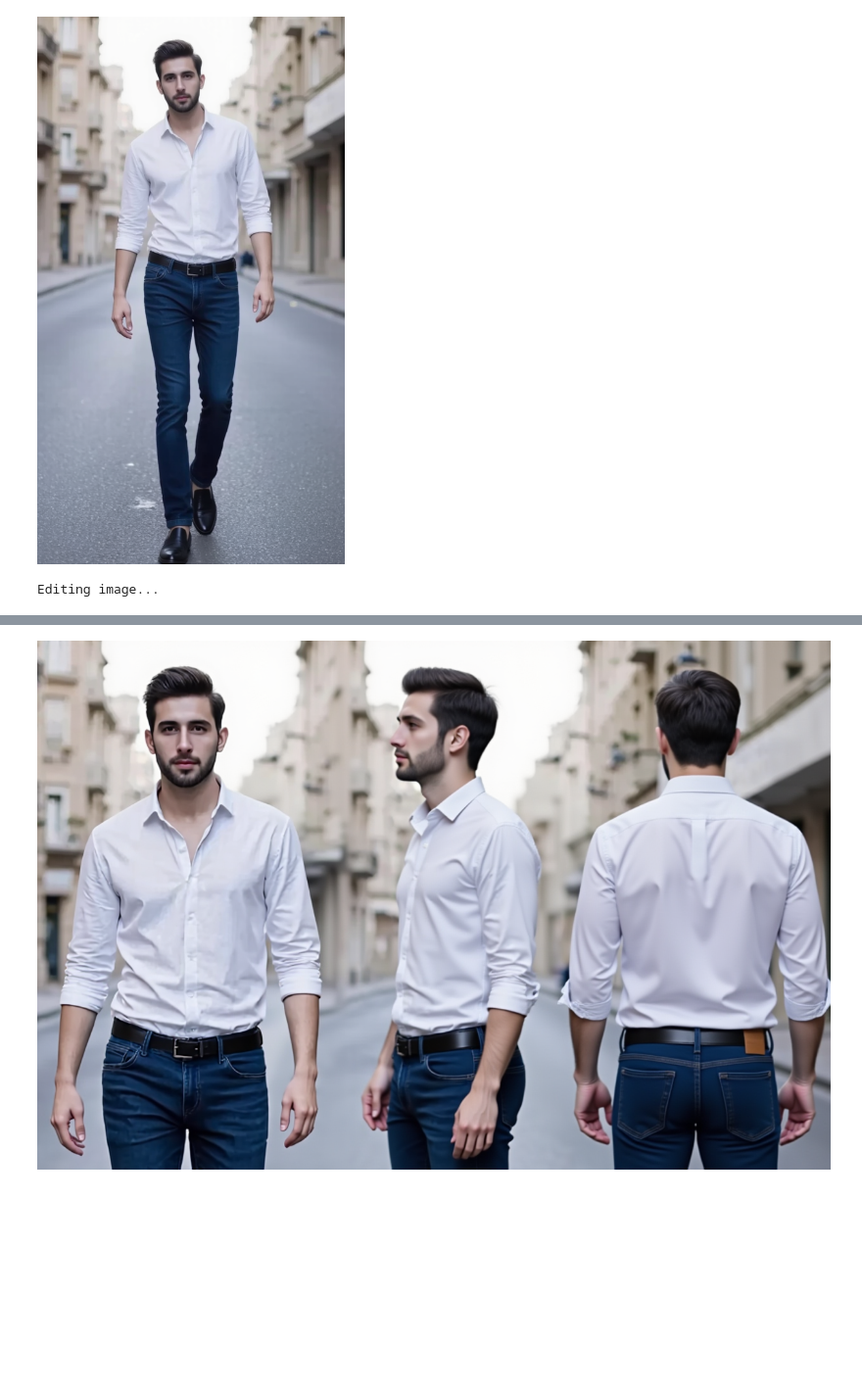
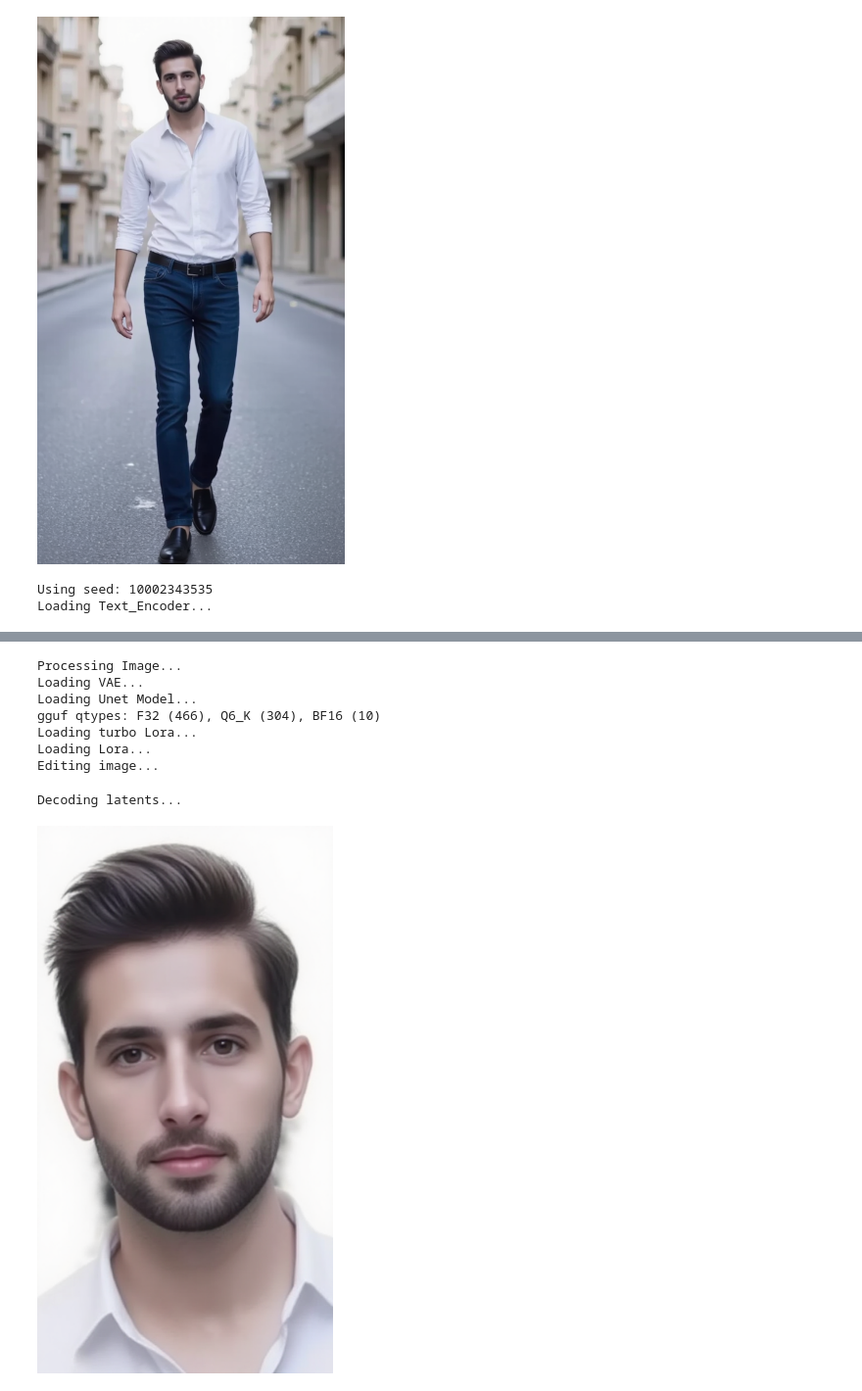
Before and after one commit to aflammkhtart5/Google-Colab_Notebooks, a Jupyter notebook: flux/Flux1_Kontext_Dev.ipynb, the cells around one changed output, grey strips where cells are left out. Shown at 98% size. Saved outputs shown, nothing was run; the diff lists cells and outputs as text; code cells hidden in the pictures; blank space fills up the shorter version.

Commit message:
Updated Flux1_Kontext_Dev  to enable the T4 edit a 1392×752 image in less than 4 minutes. Also made provision for the use of a LoRA to edit images.

```diff
--- a/flux/Flux1_Kontext_Dev.ipynb
+++ b/flux/Flux1_Kontext_Dev.ipynb
@@ -847,27 +861,31 @@ if display_upload:
 # %%
 # @title Edit Image
 
-positive_prompt="Change the image to show the front view, side view, and back view" # @param {"type":"string"}
+positive_prompt="f4cezoom" # @param {"type":"string"}
 guidance=2.5 # @param {"type":"slider","min":0.0,"max":100.0,"step":0.1}
 # @markdown ---
 # @markdown ### Image Settings
 change_resolution=False # @param {type:"boolean"}
 new_width = 752 # @param {"type":"number"}
 new_height = 1392 # @param {"type":"number"}
-change_output_resolution=True # @param {type:"boolean"}
+change_output_resolution=False # @param {type:"boolean"}
 width_out = 1248 # @param {"type":"number"}
 height_out = 832 # @param {"type":"number"}
 edit_output_image=False # @param {type:"boolean"}
 overwrite_previous_output=False # @param {type:"boolean"}
 # @markdown ---
 # @markdown ### Sampler Settings
-seed=1000 # @param {"type":"integer"}
+seed=10002343535 # @param {"type":"integer"}
 steps = 20 # @param {"type":"slider","min":0,"max":100,"step":1}
 cfg = 1 # @param {"type":"slider","min":0,"max":20,"step":1}
 sampler_name="euler" # @param ["uni_pc", "uni_pc_bh2", "ddim","euler", "euler_cfg_pp", "euler_ancestral", "euler_ancestral_cfg_pp", "heun", "heunpp2","dpm_2", "dpm_2_ancestral","lms", "dpm_fast", "dpm_adaptive", "dpmpp_2s_ancestral", "dpmpp_2s_ancestral_cfg_pp", "dpmpp_sde", "dpmpp_sde_gpu","dpmpp_2m", "dpmpp_2m_cfg_pp", "dpmpp_2m_sde", "dpmpp_2m_sde_gpu", "dpmpp_3m_sde", "dpmpp_3m_sde_gpu", "ddpm", "lcm","ipndm", "ipndm_v", "deis", "res_multistep", "res_multistep_cfg_pp", "res_multistep_ancestral", "res_multistep_ancestral_cfg_pp","gradient_estimation", "er_sde", "seeds_2", "seeds_3"]
 scheduler="simple" # @param ["simple","normal","karras","exponential","sgm_uniform","ddim_uniform","beta","linear_quadratic","kl_optimal"]
 denoise=1 # @param {"type":"slider","min":0.0,"max":1.0,"step":0.01}
-
+# @markdown ---
+# @markdown ### LoRA Settings
+use_turbo_lora=True # @param {type:"boolean"}
+use_lora=True # @param {type:"boolean"}
+LoRA_Strength=1 # @param {"type":"slider","min":-1,"max":1,"step":0.01}
 
 if edit_output_image and outputImagePath is not None:
     file_uploaded = outputImagePath
@@ -894,9 +912,13 @@ edit_input(
     sampler_name = sampler_name,
     scheduler = scheduler,
     denoise = denoise,
+    use_turbo_lora = use_turbo_lora,
+    use_lora = use_lora,
+    LoRA_Strength = LoRA_Strength,
     overwrite = overwrite_previous_output
 )
 
 clear_memory()
 # %% [output]
-Editing image...
+Using seed: 10002343535
+Loading Text_Encoder...
@@ -904,4 +926,12 @@ Decoding latents...
+Processing Image...
+Loading VAE...
+Loading Unet Model...
+gguf qtypes: F32 (466), Q6_K (304), BF16 (10)
+Loading turbo Lora...
+Loading Lora...
+Editing image...
+Decoding latents...
-[figure, old version]
+[figure, new version]
 # %%
 # @title Adjust Color Properties
 
```
Also changed, not shown: parts of 4 cells of this notebook.
